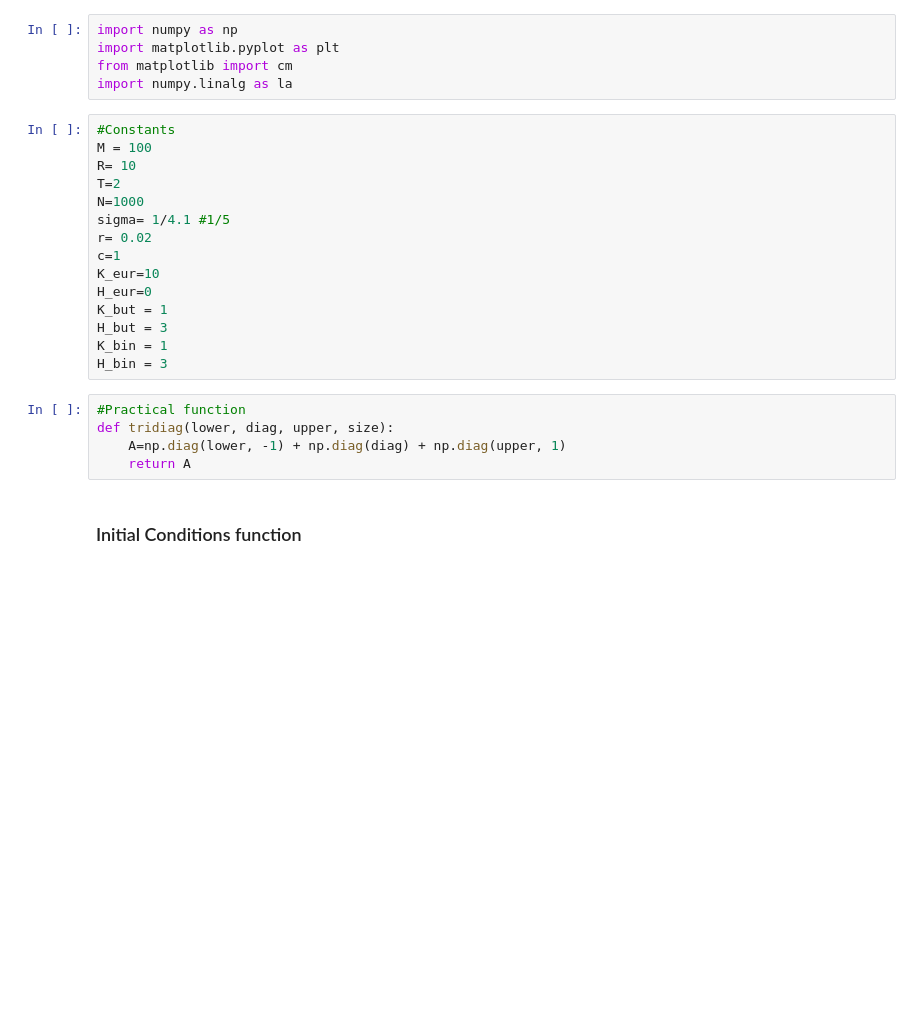
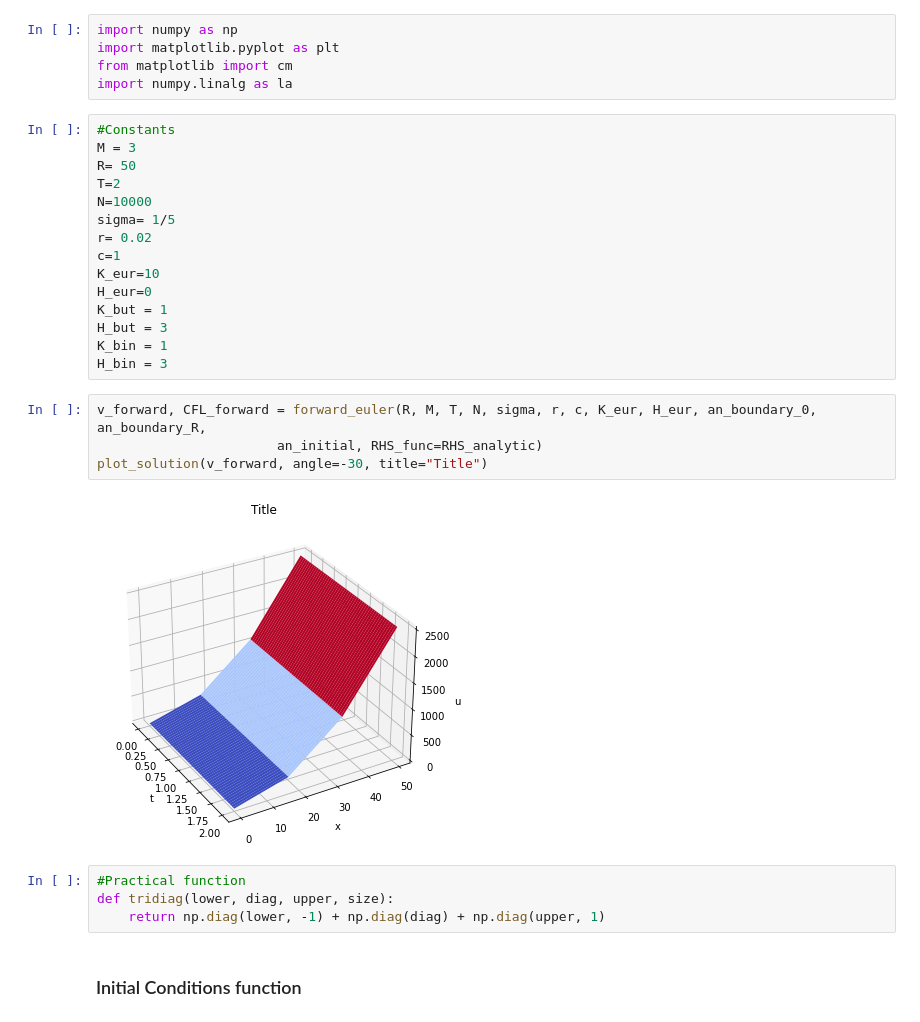
Before and after one commit to ulrikunneberg/NumDiff_prosjekt, a Jupyter notebook: Test.ipynb, the cells around one changed output. Drawn from its saved outputs; the diff is of its cells as text; blank space fills up the shorter version.

```diff
--- a/Test.ipynb
+++ b/Test.ipynb
@@ -5,11 +5,11 @@ from matplotlib import cm
 import numpy.linalg as la
 # %%
 #Constants
-M = 100
-R= 10
+M = 3
+R= 50
 T=2
-N=1000
-sigma= 1/4.1 #1/5
+N=10000
+sigma= 1/5
 r= 0.02
 c=1
 K_eur=10
@@ -18,11 +18,16 @@ K_but = 1
 H_but = 3
 K_bin = 1
 H_bin = 3
+# %%
+v_forward, CFL_forward = forward_euler(R, M, T, N, sigma, r, c, K_eur, H_eur, an_boundary_0, an_boundary_R,
+                       an_initial, RHS_func=RHS_analytic)
+plot_solution(v_forward, angle=-30, title="Title")
+# %% [output]
+[figure, added]
 # %%
 #Practical function
 def tridiag(lower, diag, upper, size):
-    A=np.diag(lower, -1) + np.diag(diag) + np.diag(upper, 1)
-    return A
+    return np.diag(lower, -1) + np.diag(diag) + np.diag(upper, 1)
 # %% [markdown]
 ### Initial Conditions function
 # %%
```
Also changed, not shown: parts of 34 cells of this notebook.
